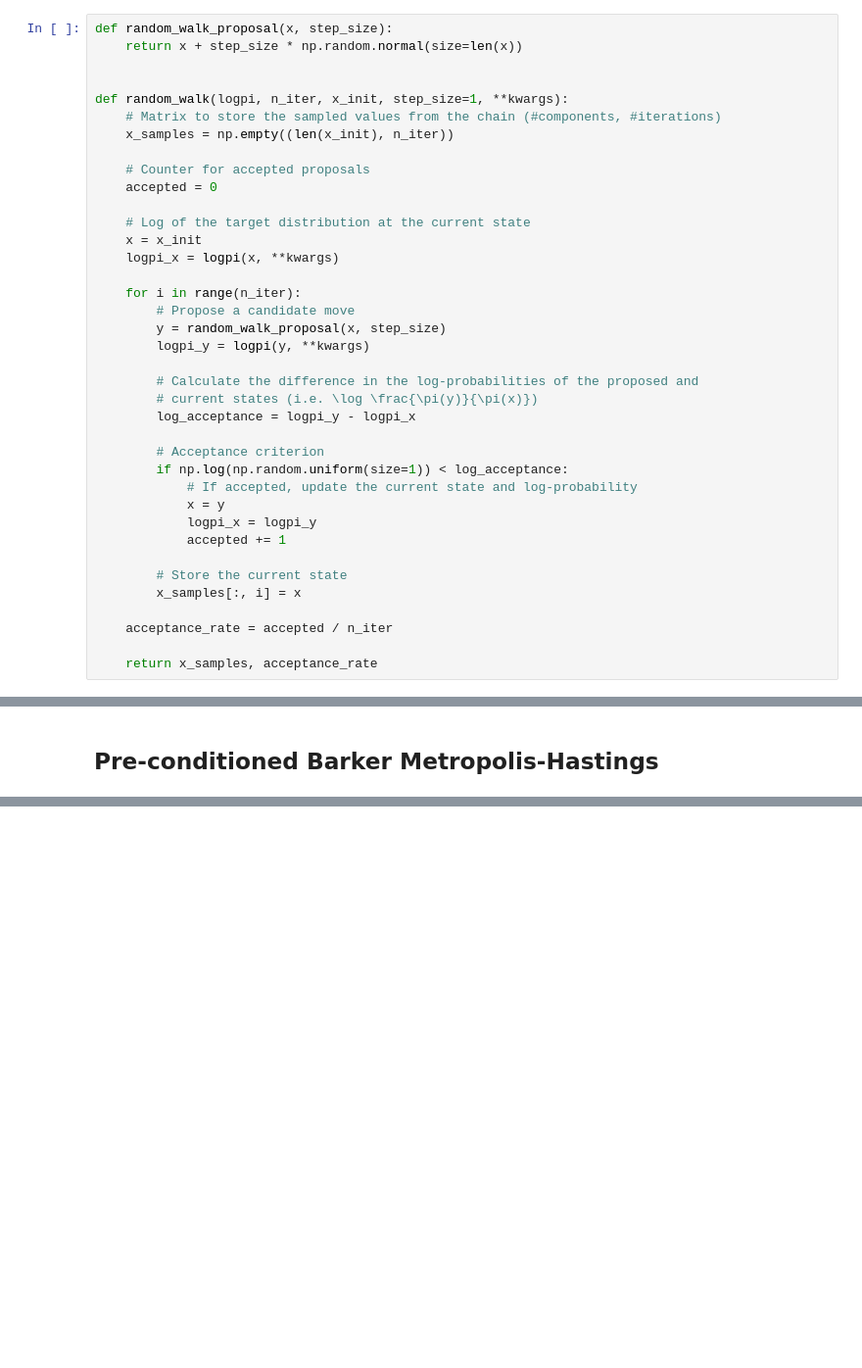
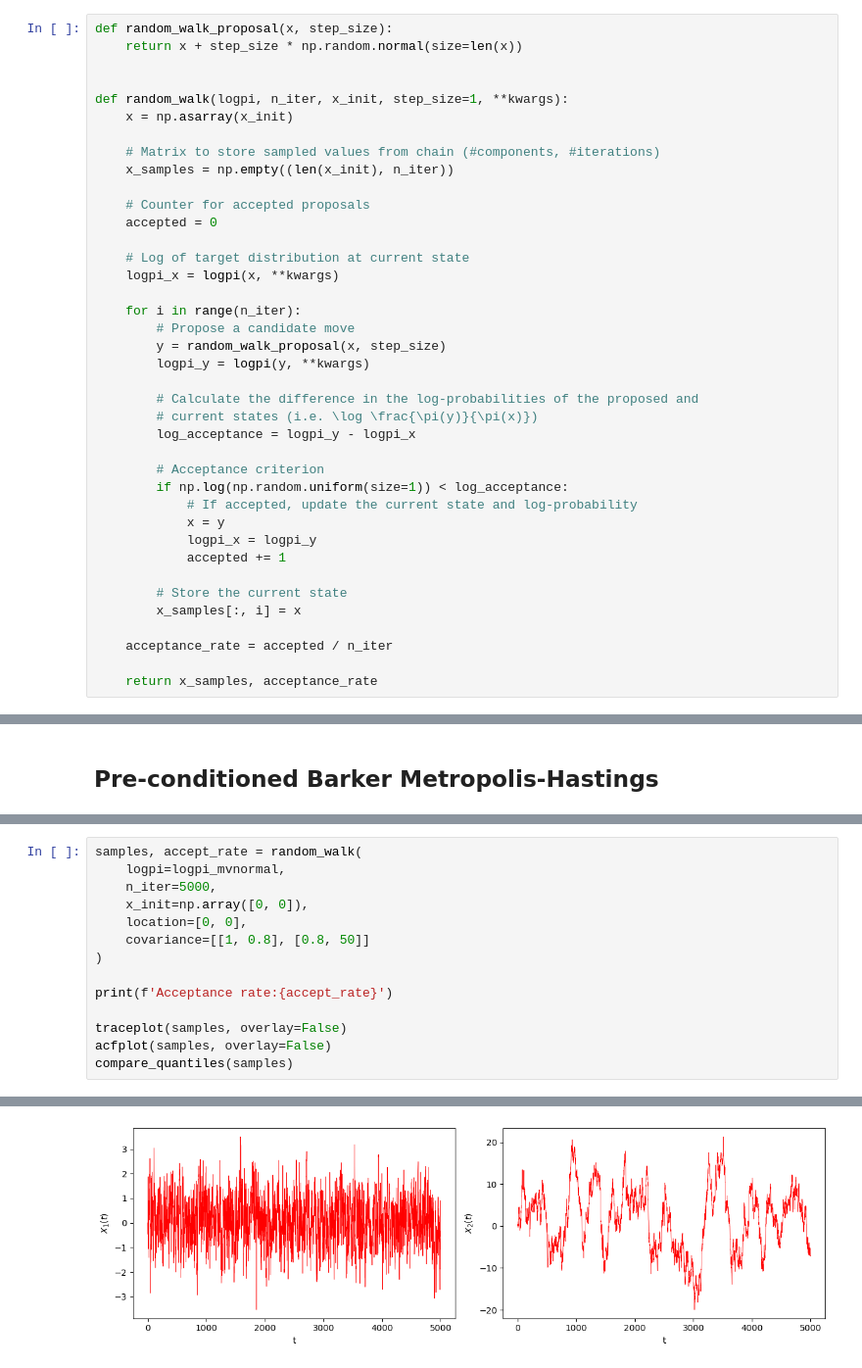
Before and after one commit to bartolomeou/FYP, a Jupyter notebook: barker_proposal_metropolis_hastings.ipynb, the cells around one changed output, grey strips where cells are left out. Shown at 98% size. Drawn from its saved outputs; the diff is of its cells as text; blank space fills up the shorter version.

```diff
--- a/barker_proposal_metropolis_hastings.ipynb
+++ b/barker_proposal_metropolis_hastings.ipynb
@@ -160,14 +148,15 @@ def random_walk_proposal(x, step_size):
 
 
 def random_walk(logpi, n_iter, x_init, step_size=1, **kwargs):
-    # Matrix to store the sampled values from the chain (#components, #iterations)
+    x = np.asarray(x_init)
+
+    # Matrix to store sampled values from chain (#components, #iterations)
     x_samples = np.empty((len(x_init), n_iter))
 
     # Counter for accepted proposals
     accepted = 0
 
-    # Log of the target distribution at the current state
-    x = x_init
+    # Log of target distribution at current state
     logpi_x = logpi(x, **kwargs)
 
     for i in range(n_iter):
@@ -447,0 +485,15 @@ def preconditioned_barker(logpi, grad_logpi, n_iter, x_init, location, covarianc
+# %%
+samples, accept_rate = random_walk(
+    logpi=logpi_mvnormal,
+    n_iter=5000,
+    x_init=np.array([0, 0]),
+    location=[0, 0],
+    covariance=[[1, 0.8], [0.8, 50]]
+)
+
+print(f'Acceptance rate:{accept_rate}')
+
+traceplot(samples, overlay=False)
+acfplot(samples, overlay=False)
+compare_quantiles(samples)
+# %% [output]
@@ -447,0 +501 @@ def preconditioned_barker(logpi, grad_logpi, n_iter, x_init, location, covarianc
+[figure, new version]
```
Also changed, not shown: parts of 30 cells of this notebook, 1 other file.
